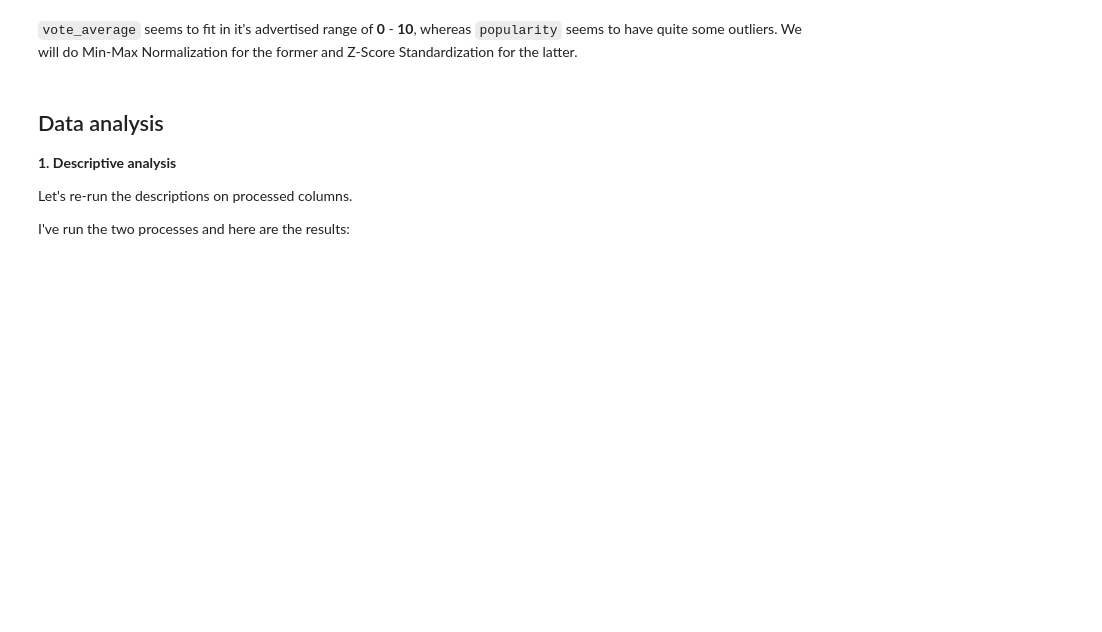
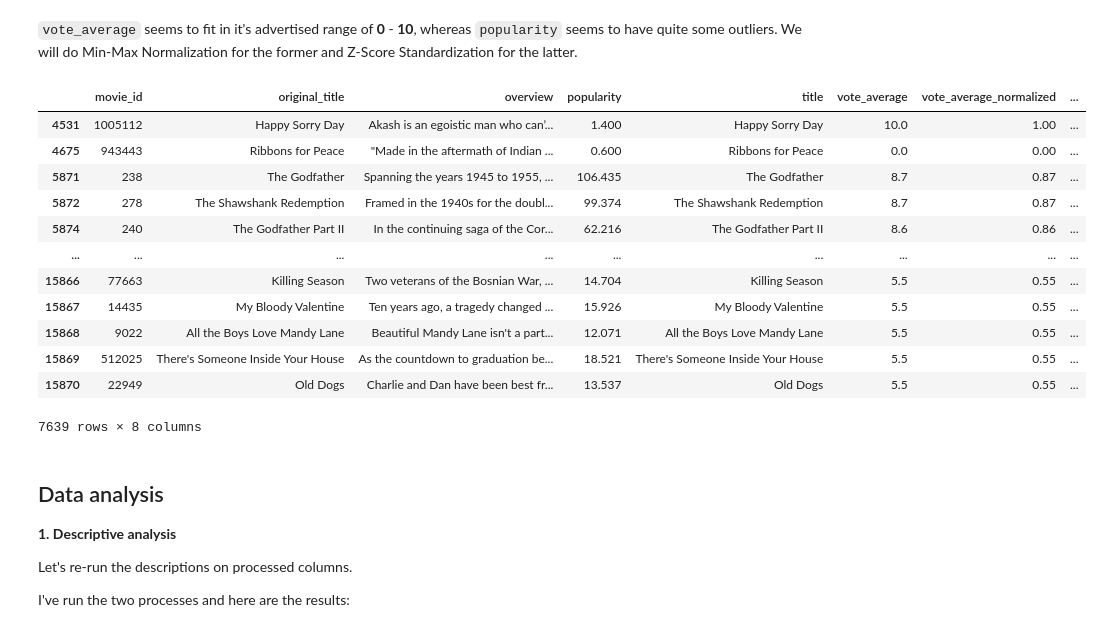
Before and after one commit to cezarmathe/fsega3-bigdata-report, a Jupyter notebook: notebooks/average_vote_popularity.ipynb, the cells around one changed output. Cells and saved outputs as stored; diff of their text form; code cells hidden in the pictures; blank space fills up the shorter version.

```diff
--- a/notebooks/average_vote_popularity.ipynb
+++ b/notebooks/average_vote_popularity.ipynb
@@ -118,3 +123,22 @@ df['popularity_standardized'] = (df['popularity'] - df['popularity'].mean()) / d
+# %%
+import tmdb15k.dataset as dataset
+
+dataset.DataStandardization.normalize_min_max(df, 'vote_average', 'vote_average_normalized')
+dataset.DataStandardization.normalize_min_max(df, 'popularity', 'popularity_standardized')
+# %% [output]
+|  | movie_id | original_title | overview | popularity | title | vote_average | vote_average_normalized | ... |
+| 4531 | 1005112 | Happy Sorry Day | Akash is an egoistic man who can’... | 1.400 | Happy Sorry Day | 10.0 | 1.00 | ... |
+| 4675 | 943443 | Ribbons for Peace | "Made in the aftermath of Indian ... | 0.600 | Ribbons for Peace | 0.0 | 0.00 | ... |
+| 5871 | 238 | The Godfather | Spanning the years 1945 to 1955, ... | 106.435 | The Godfather | 8.7 | 0.87 | ... |
+| 5872 | 278 | The Shawshank Redemption | Framed in the 1940s for the doubl... | 99.374 | The Shawshank Redemption | 8.7 | 0.87 | ... |
+| 5874 | 240 | The Godfather Part II | In the continuing saga of the Cor... | 62.216 | The Godfather Part II | 8.6 | 0.86 | ... |
+| ... | ... | ... | ... | ... | ... | ... | ... | ... |
+| 15866 | 77663 | Killing Season | Two veterans of the Bosnian War, ... | 14.704 | Killing Season | 5.5 | 0.55 | ... |
+| 15867 | 14435 | My Bloody Valentine | Ten years ago, a tragedy changed ... | 15.926 | My Bloody Valentine | 5.5 | 0.55 | ... |
+| 15868 | 9022 | All the Boys Love Mandy Lane | Beautiful Mandy Lane isn't a part... | 12.071 | All the Boys Love Mandy Lane | 5.5 | 0.55 | ... |
+| 15869 | 512025 | There's Someone Inside Your House | As the countdown to graduation be... | 18.521 | There's Someone Inside Your House | 5.5 | 0.55 | ... |
+| 15870 | 22949 | Old Dogs | Charlie and Dan have been best fr... | 13.537 | Old Dogs | 5.5 | 0.55 | ... |
+7639 rows × 8 columns
 # %% [markdown]
 ## Data analysis
 
```
Also changed, not shown: parts of 5 cells of this notebook, 11 other files.
